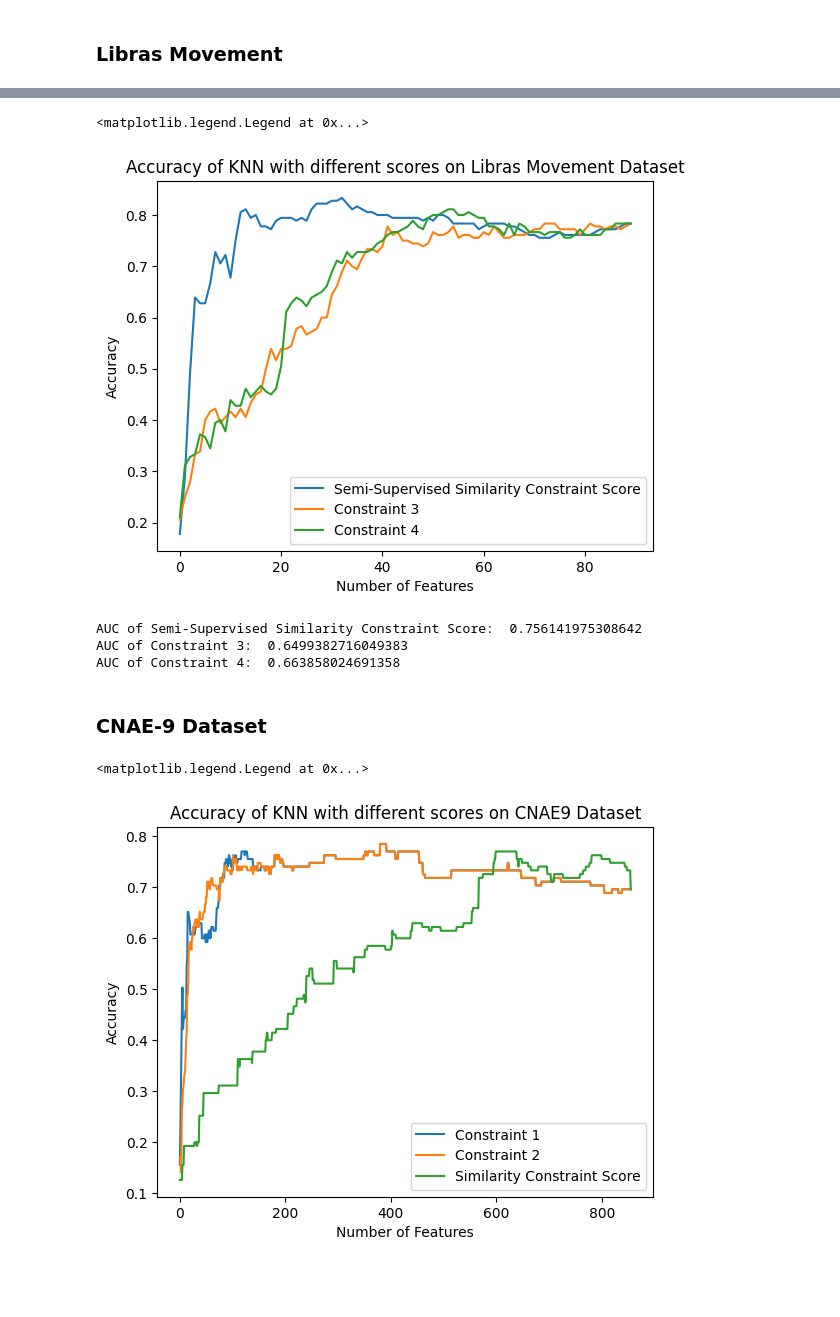
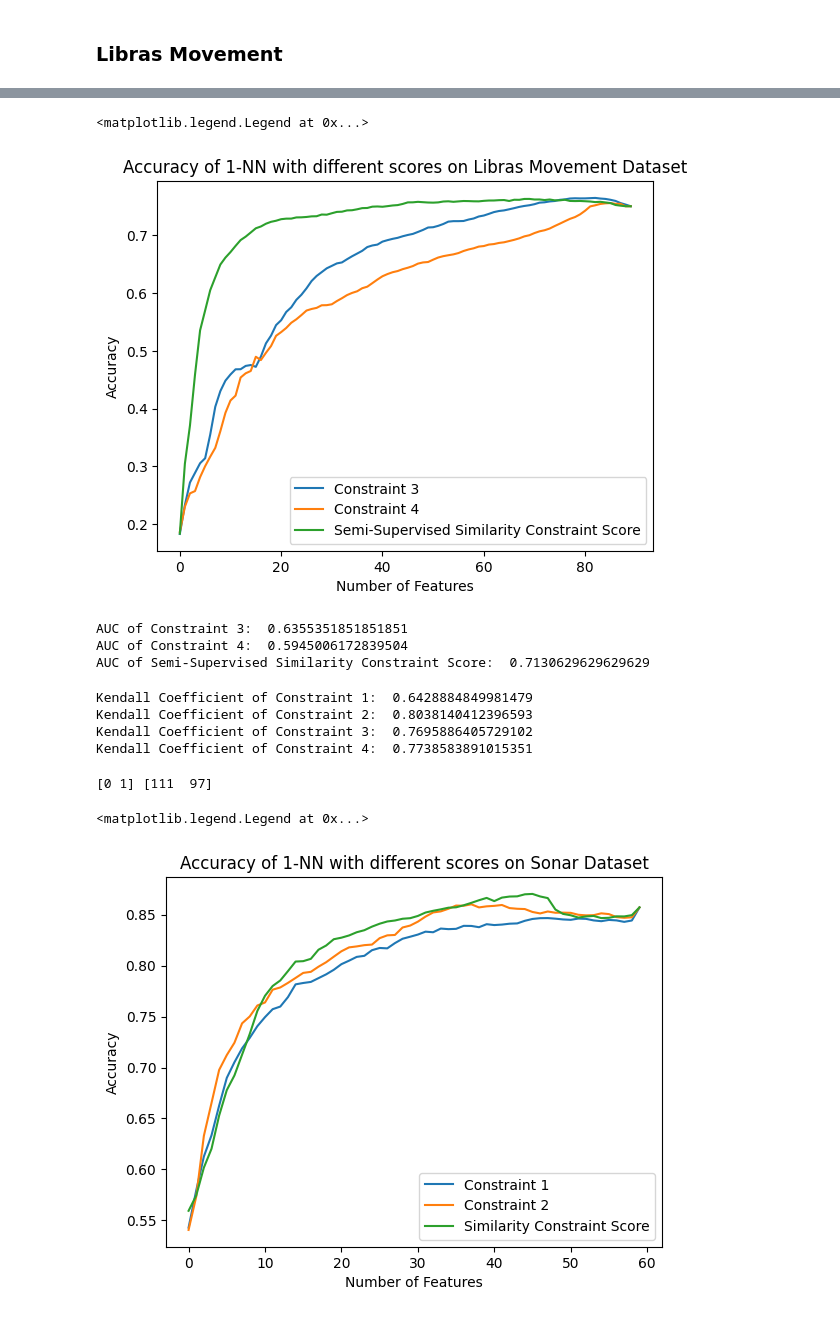
Before and after one commit to FabioGadegbeku/Similarity-Based-CS, a Jupyter notebook: sim_based_cs/notebook.ipynb, the cells around one changed output, grey strips where cells are left out. Saved outputs shown, nothing was run; the diff lists cells and outputs as text; code cells hidden in the pictures; blank space fills up the shorter version.

```diff
--- a/sim_based_cs/notebook.ipynb
+++ b/sim_based_cs/notebook.ipynb
@@ -504,34 +593,30 @@ AUC of Similarity Constraint Score:  0.7472530864197531
 # %%
-scores = [constraint_score_3,semi_supervised_similarity_constraint_score,constraint_score_4]
-scores_accuracy = plot_accuracy(scores, X_train_libras, X_test_libras,1,3)
+scores = [constraint_score_3,constraint_score_4,semi_supervised_similarity_constraint_score]
+scores_accuracy = plot_accuracy(scores, X_train_libras, X_test_libras,100,3)
 accuracy_constraint_3 = scores_accuracy[0]
-accuracy_semi_supervised_similarity_constraint = scores_accuracy[1]
-accuracy_constraint_4 = scores_accuracy[2]
+accuracy_constraint_4 = scores_accuracy[1]
+accuracy_semi_supervised_similarity_constraint = scores_accuracy[2]
 
-
-
-plt.plot(accuracy_semi_supervised_similarity_constraint, label = 'Semi-Supervised Similarity Constraint Score')
 plt.plot(accuracy_constraint_3, label = 'Constraint 3')
 plt.plot(accuracy_constraint_4, label = 'Constraint 4')
+plt.plot(accuracy_semi_supervised_similarity_constraint, label = 'Semi-Supervised Similarity Constraint Score')
 plt.xlabel('Number of Features')
 plt.ylabel('Accuracy')
-plt.title('Accuracy of KNN with different scores on Libras Movement Dataset')
+plt.title('Accuracy of 1-NN with different scores on Libras Movement Dataset')
 
 plt.legend()
 # %% [output]
 <matplotlib.legend.Legend at 0x...>
-[figure, old version]
+[figure, new version]
 # %%
 auc_constraint_3 = auc_score(accuracy_constraint_3)
 auc_constraint_4 = auc_score(accuracy_constraint_4)
 auc_semi_similarity_constraint = auc_score(accuracy_semi_supervised_similarity_constraint)
 
-print('AUC of Semi-Supervised Similarity Constraint Score: ', auc_semi_similarity_constraint)
 print('AUC of Constraint 3: ', auc_constraint_3)
 print('AUC of Constraint 4: ', auc_constraint_4)
+print('AUC of Semi-Supervised Similarity Constraint Score: ', auc_semi_similarity_constraint)
 # %% [output]
-AUC of Semi-Supervised Similarity Constraint Score:  0.756141975308642
-AUC of Constraint 3:  0.6499382716049383
-AUC of Constraint 4:  0.663858024691358
+AUC of Constraint 3:  0.6355351851851851
+AUC of Constraint 4:  0.5945006172839504
+AUC of Semi-Supervised Similarity Constraint Score:  0.7130629629629629
-# %% [markdown]
-### CNAE-9 Dataset
@@ -552,18 +623,55 @@ X_train_cnae9, X_test_cnae9 = split_dataset(cnae9_reduced)
+# %%
+scores = [constraint_score_1,constraint_score_2,constraint_score_3,constraint_score_4]
+R = rank_matrix(scores,X_train_libras,100,3)
+kendall_coefficients = []
+for i in range(4):
+    kendall_coefficients.append(kendall_coefficient(R[i]))
+
+print('Kendall Coefficient of Constraint 1: ', kendall_coefficients[0])
+print('Kendall Coefficient of Constraint 2: ', kendall_coefficients[1])
+print('Kendall Coefficient of Constraint 3: ', kendall_coefficients[2])
+print('Kendall Coefficient of Constraint 4: ', kendall_coefficients[3])
+# %% [output]
+Kendall Coefficient of Constraint 1:  0.6428884849981479
+Kendall Coefficient of Constraint 2:  0.8038140412396593
+Kendall Coefficient of Constraint 3:  0.7695886405729102
+Kendall Coefficient of Constraint 4:  0.7738583891015351
+# %%
+from ucimlrepo import fetch_ucirepo
+le = LabelEncoder()
+# fetch dataset
+connectionist_bench_sonar_mines_vs_rocks = fetch_ucirepo(id=151)
+
+# data (as pandas dataframes)
+X = connectionist_bench_sonar_mines_vs_rocks.data.features
+y = connectionist_bench_sonar_mines_vs_rocks.data.targets
+
+X = X.values
+y = y.values
+
+y = le.fit_transform(y)
+
+data_sonar = np.concatenate((X,y[np.newaxis].T), axis=1)
+X_train_sonar, X_test_sonar = split_dataset(data_sonar)
+classes, counts = np.unique(y, return_counts=True)
+print(classes, counts)
+# %% [output]
+[0 1] [111  97]
 # %%
 scores = [constraint_score_1,constraint_score_2,supervised_similarity_constraint_score]
-scores_accuracy = plot_accuracy(scores, X_train_cnae9, X_test_cnae9,1,3)
+scores_accuracy = plot_accuracy(scores, X_train_sonar, X_test_sonar,100,3)
 accuracy_constraint_1 = scores_accuracy[0]
 accuracy_constraint_2 = scores_accuracy[1]
 accuracy_supervised_similarity_constraint = scores_accuracy[2]
 
 plt.plot(accuracy_constraint_1, label = 'Constraint 1')
 plt.plot(accuracy_constraint_2, label = 'Constraint 2')
 plt.plot(accuracy_supervised_similarity_constraint, label = 'Similarity Constraint Score')
 plt.xlabel('Number of Features')
 plt.ylabel('Accuracy')
-plt.title('Accuracy of KNN with different scores on CNAE9 Dataset')
+plt.title('Accuracy of 1-NN with different scores on Sonar Dataset')
 
 plt.legend()
 # %% [output]
 <matplotlib.legend.Legend at 0x...>
-[figure, old version]
+[figure, new version]
```
Also changed, not shown: parts of 43 cells of this notebook, 2 other files.
